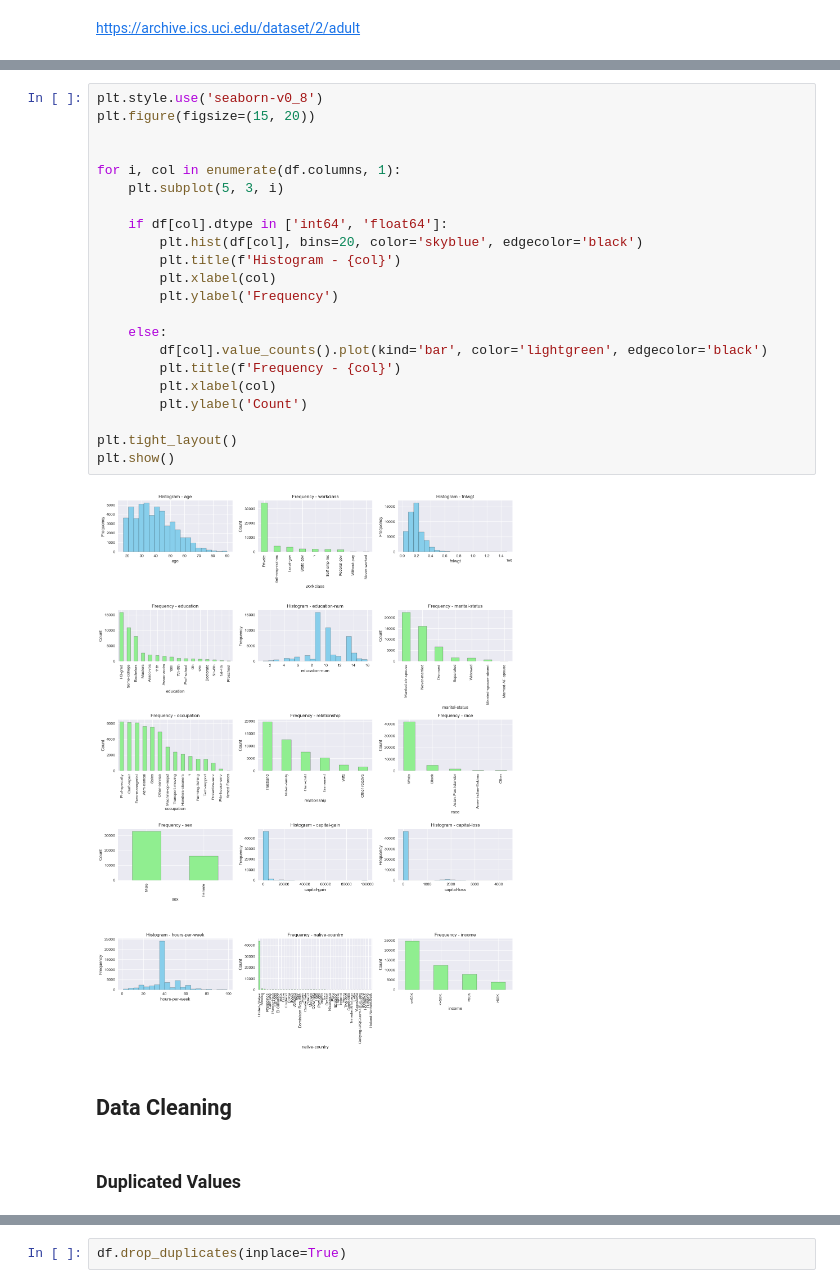
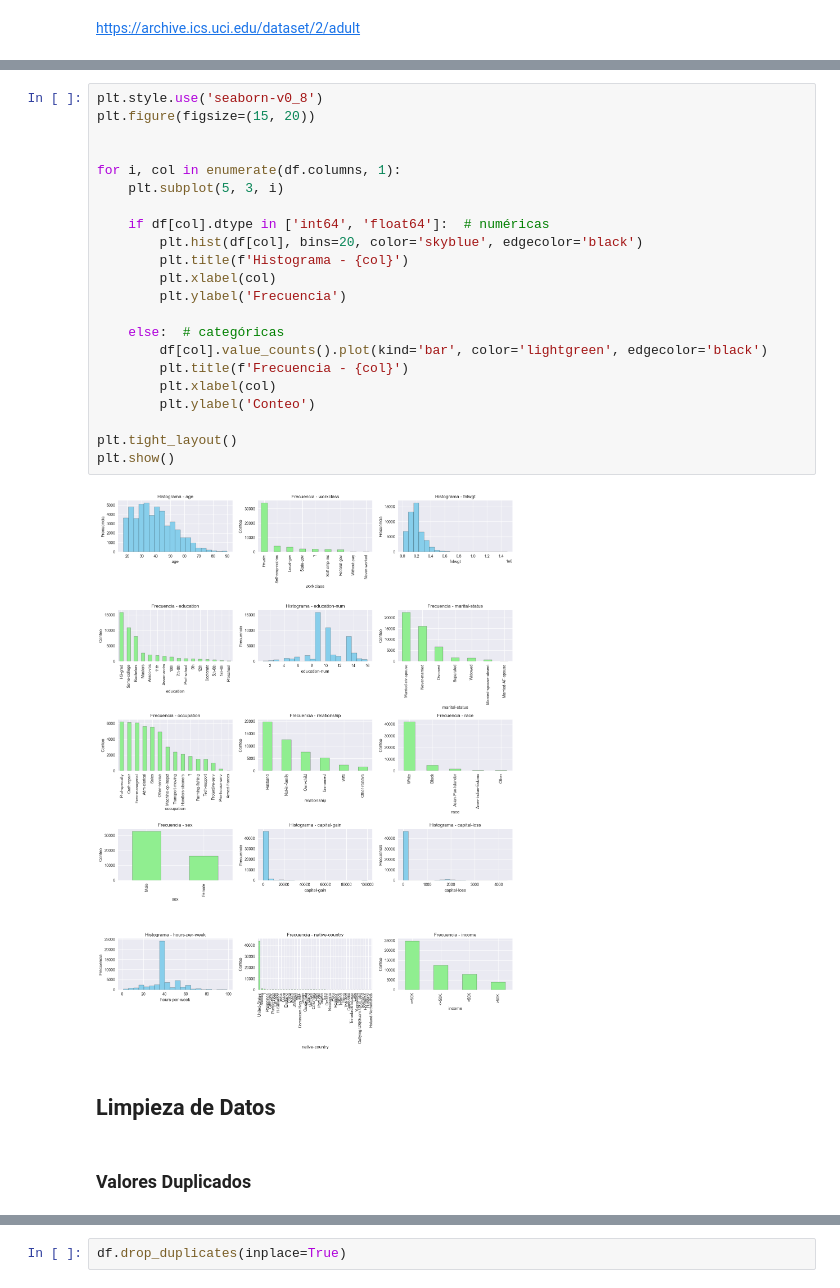
Before and after one commit to FranzCastillo/Income-Prediction, a Jupyter notebook: notebooks/EDA.ipynb, the cells around one changed output, grey strips where cells are left out. Drawn from its saved outputs; the diff is of its cells as text.

```diff
--- a/notebooks/EDA.ipynb
+++ b/notebooks/EDA.ipynb
@@ -121,29 +148,29 @@ Results obtained:
-# %%
-plt.style.use('seaborn-v0_8')
-plt.figure(figsize=(15, 20))
-
-
-for i, col in enumerate(df.columns, 1):
-    plt.subplot(5, 3, i)
-
-    if df[col].dtype in ['int64', 'float64']:
-        plt.hist(df[col], bins=20, color='skyblue', edgecolor='black')
-        plt.title(f'Histogram - {col}')
-        plt.xlabel(col)
-        plt.ylabel('Frequency')
-
-    else:
-        df[col].value_counts().plot(kind='bar', color='lightgreen', edgecolor='black')
-        plt.title(f'Frequency - {col}')
-        plt.xlabel(col)
-        plt.ylabel('Count')
-
-plt.tight_layout()
-plt.show()
-# %% [output]
-[figure, removed]
+# %%
+plt.style.use('seaborn-v0_8')
+plt.figure(figsize=(15, 20))
+
+
+for i, col in enumerate(df.columns, 1):
+    plt.subplot(5, 3, i)
+
+    if df[col].dtype in ['int64', 'float64']:  # numéricas
+        plt.hist(df[col], bins=20, color='skyblue', edgecolor='black')
+        plt.title(f'Histograma - {col}')
+        plt.xlabel(col)
+        plt.ylabel('Frecuencia')
+
+    else:  # categóricas
+        df[col].value_counts().plot(kind='bar', color='lightgreen', edgecolor='black')
+        plt.title(f'Frecuencia - {col}')
+        plt.xlabel(col)
+        plt.ylabel('Conteo')
+
+plt.tight_layout()
+plt.show()
+# %% [output]
+[figure, added]
 # %% [markdown]
-## Data Cleaning
+## Limpieza de Datos
 # %% [markdown]
-### Duplicated Values
+### Valores Duplicados
 # %%
```
Also changed, not shown: parts of 36 cells of this notebook.
